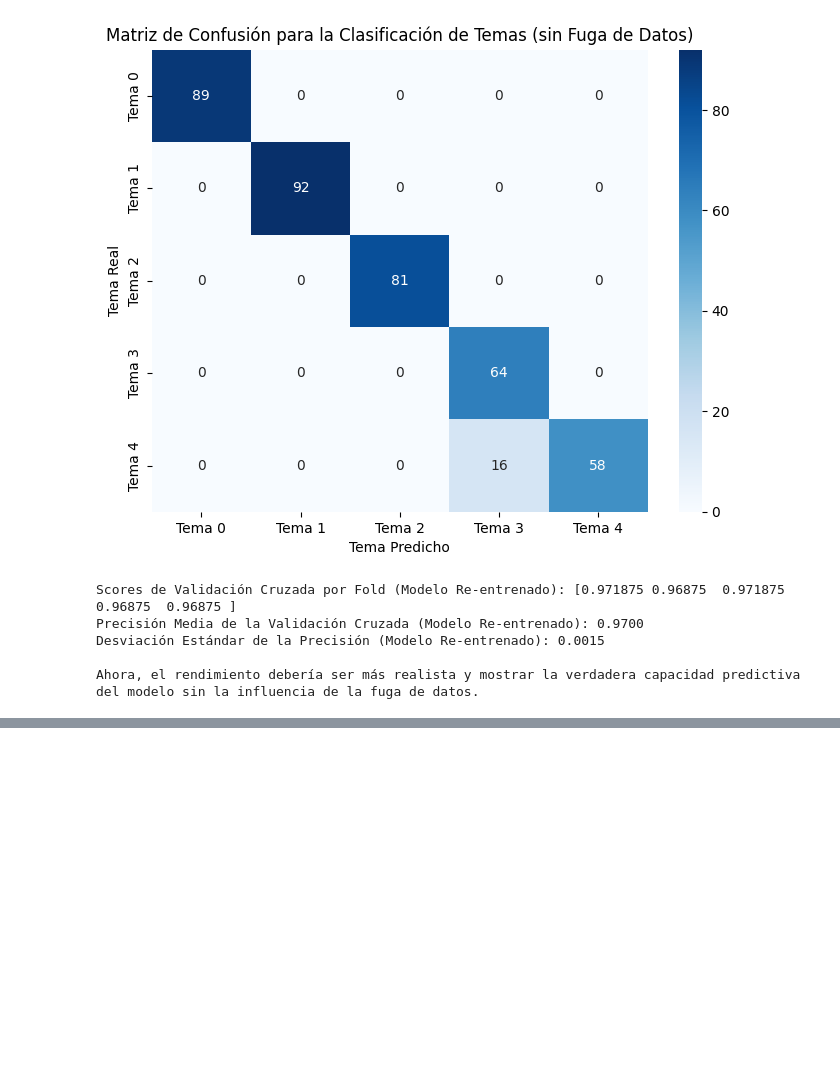
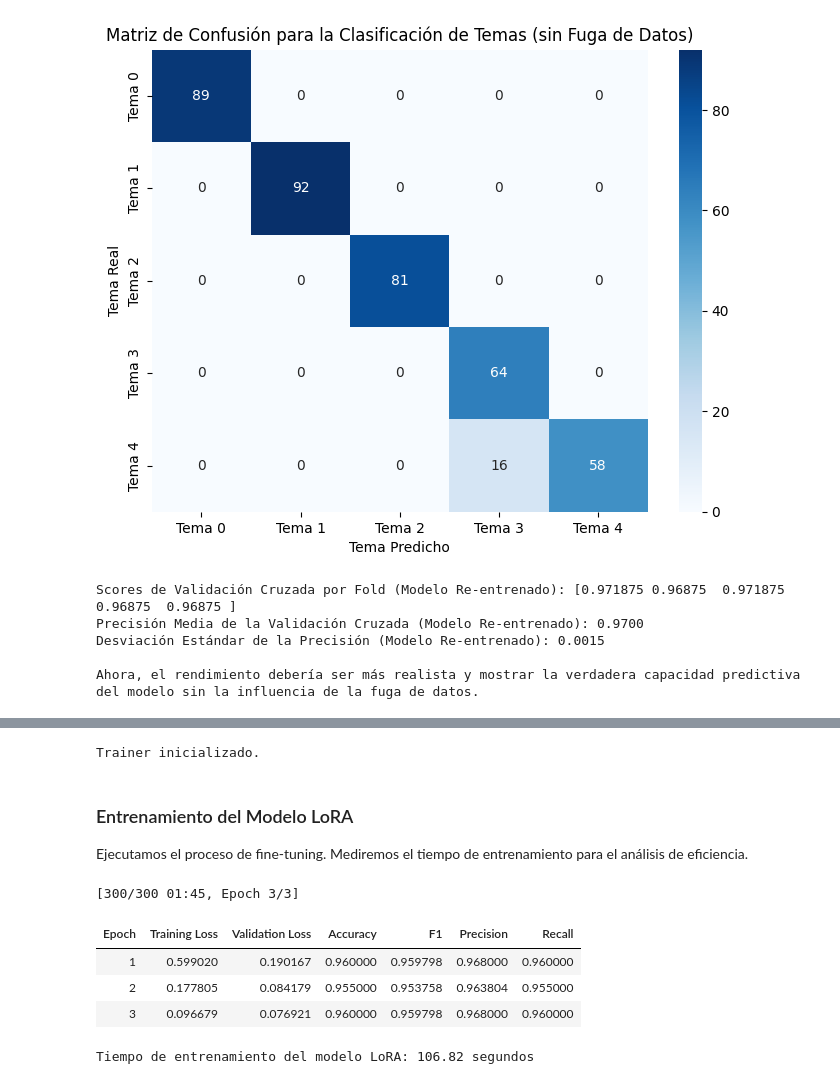
Before and after one commit to signur43/Curso_DataScienceIII, a Jupyter notebook: Codigo/Curso_3.ipynb, the cells around one changed output, grey strips where cells are left out. Drawn from its saved outputs; the diff is of its cells as text; code cells hidden in the pictures; blank space fills up the shorter version.

```diff
--- a/Codigo/Curso_3.ipynb
+++ b/Codigo/Curso_3.ipynb
@@ -869,0 +1050,47 @@ print(torch.__version__)
+# %%
+training_args = TrainingArguments(
+    output_dir="./results",
+    learning_rate=2e-4, # Tasa de aprendizaje ajustada para LoRA
+    per_device_train_batch_size=16,
+    per_device_eval_batch_size=16,
+    num_train_epochs=3, # Número de épocas de entrenamiento
+    weight_decay=0.01,
+    eval_strategy="epoch", # Corregido de evaluation_strategy a eval_strategy
+    save_strategy="epoch",
+    load_best_model_at_end=True,
+    metric_for_best_model="f1", # Guardar el modelo con mejor F1-score
+    # logging_dir="./logs", # Eliminado: este parámetro ya no es válido
+    logging_steps=100,
+    report_to="none" # Desactivar reportes a W&B u otros, si no es necesario
+)
+
+trainer = Trainer(
+    model=lora_model,
+    args=training_args,
+    train_dataset=tokenized_datasets["train"],
+    eval_dataset=tokenized_datasets["test"],
+    # tokenizer=tokenizer, # Eliminado: este parámetro ya no es válido para Trainer
+    compute_metrics=compute_metrics,
+)
+
+print("Trainer inicializado.")
+# %% [output]
+Trainer inicializado.
+# %% [markdown]
+### Entrenamiento del Modelo LoRA
+
+Ejecutamos el proceso de fine-tuning. Mediremos el tiempo de entrenamiento para el análisis de eficiencia.
+# %%
+start_time = time.time()
+trainer.train()
+end_time = time.time()
+training_time_lora = end_time - start_time
+
+print(f"Tiempo de entrenamiento del modelo LoRA: {training_time_lora:.2f} segundos")
+# %% [output]
+[300/300 01:45, Epoch 3/3]
+| Epoch | Training Loss | Validation Loss | Accuracy | F1 | Precision | Recall |
+| 1 | 0.599020 | 0.190167 | 0.960000 | 0.959798 | 0.968000 | 0.960000 |
+| 2 | 0.177805 | 0.084179 | 0.955000 | 0.953758 | 0.963804 | 0.955000 |
+| 3 | 0.096679 | 0.076921 | 0.960000 | 0.959798 | 0.968000 | 0.960000 |
+Tiempo de entrenamiento del modelo LoRA: 106.82 segundos
```
Also changed, not shown: parts of 30 cells of this notebook.
